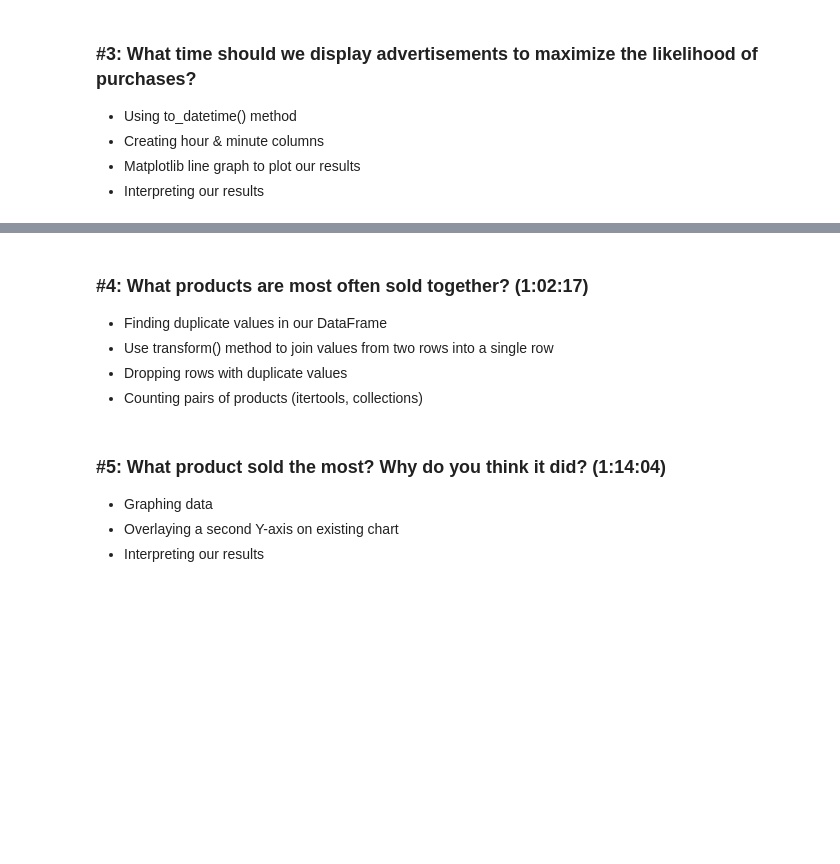
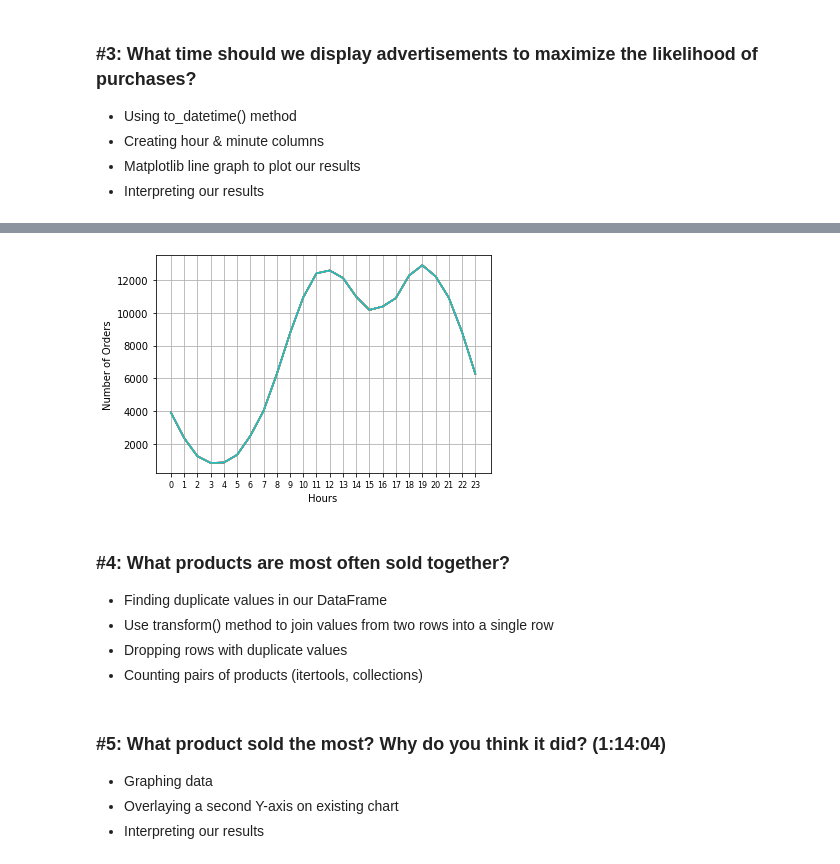
Before and after one commit to eunicedhivya/data-analysis-with-pandas, a Jupyter notebook: SalesAnalysis/Sales Analysis.ipynb, the cells around one changed output, grey strips where cells are left out. Cells and saved outputs as stored; diff of their text form; code cells hidden in the pictures; blank space fills up the shorter version.

Commit message:
Completed Question #3
What time should we display advertisements to maximize the likelihood of purchases

```diff
--- a/SalesAnalysis/Sales Analysis.ipynb
+++ b/SalesAnalysis/Sales Analysis.ipynb
@@ -188,3 +188,7 @@ plt.show()
 - Creating hour & minute columns
 - Matplotlib line graph to plot our results
 - Interpreting our results
+# %%
+# all_data.head(2)
+all_data['Order Date'] = pd.to_datetime(all_data['Order Date'])
+type(all_data['Order Date'][0])
@@ -190,0 +197,4 @@ plt.show()
+# %%
+all_data['Hour'] = all_data['Order Date'].dt.hour
+all_data['Minute'] = all_data['Order Date'].dt.minute
+all_data.head(2)
@@ -191,5 +205,20 @@ plt.show()
+# %%
+import matplotlib.pyplot as plt
+hours = [hour for hour, df in all_data.groupby('Hour')]
+groupHour = all_data.groupby('Hour').count()
+# groupHour.head(2)
+plt.plot(hours, groupHour)
+plt.xticks(hours, size=8)
+plt.ylabel("Number of Orders")
+plt.xlabel("Hours")
+plt.grid()
+plt.show()
+
+#Recomendation of advertisement to be around 11pm or 7pm
+# %% [output]
+[figure, added]
 # %% [markdown]
-### #4: What products are most often sold together? (1:02:17)
+### #4: What products are most often sold together?
 - Finding duplicate values in our DataFrame
 - Use transform() method to join values from two rows into a single row
 - Dropping rows with duplicate values
```
Also changed, not shown: parts of 3 cells of this notebook.
